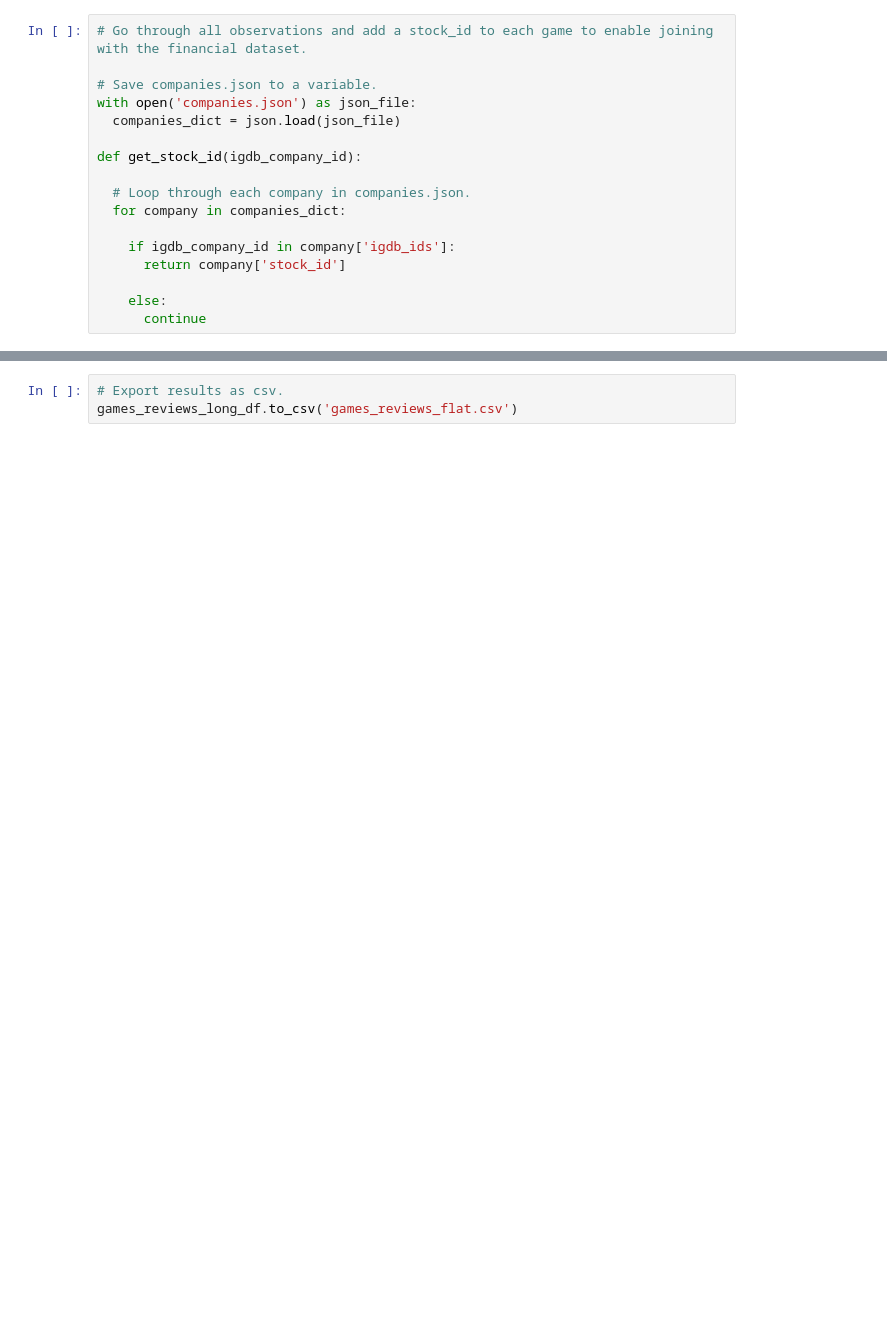
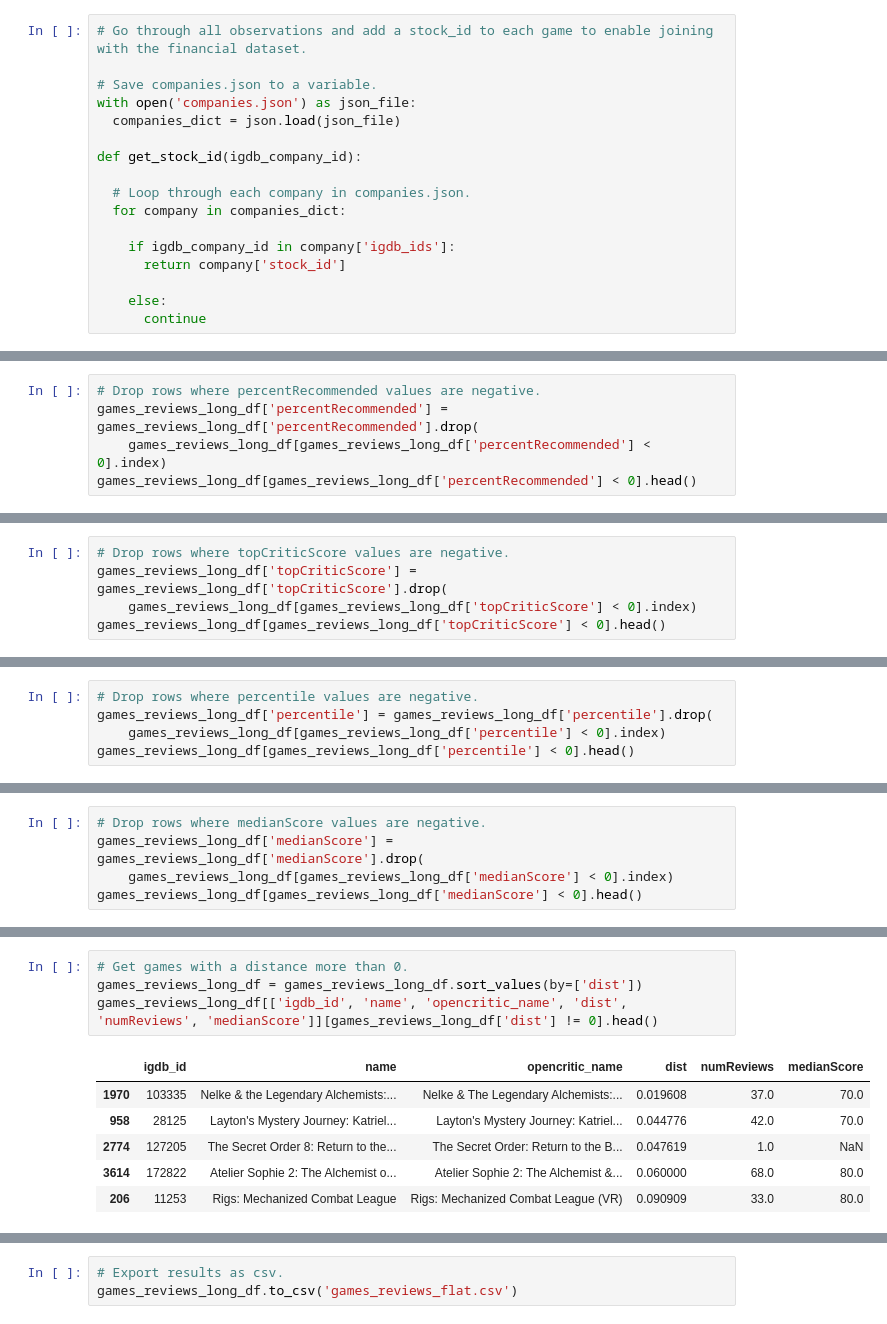
Before and after one commit to c0nn0rstevens/video-game-review-scores-returns-thesis, a Jupyter notebook: reviews_exploration.ipynb, the cells around one changed output, grey strips where cells are left out. Saved outputs shown, nothing was run; the diff lists cells and outputs as text; blank space fills up the shorter version.

```diff
--- a/reviews_exploration.ipynb
+++ b/reviews_exploration.ipynb
@@ -259,0 +302,5 @@ msno.matrix(games_reviews_long_df)
+# %%
+# Drop rows where percentRecommended values are negative.
+games_reviews_long_df['percentRecommended'] = games_reviews_long_df['percentRecommended'].drop(
+    games_reviews_long_df[games_reviews_long_df['percentRecommended'] < 0].index)
+games_reviews_long_df[games_reviews_long_df['percentRecommended'] < 0].head()
@@ -259,0 +310,5 @@ msno.matrix(games_reviews_long_df)
+# %%
+# Drop rows where topCriticScore values are negative.
+games_reviews_long_df['topCriticScore'] = games_reviews_long_df['topCriticScore'].drop(
+    games_reviews_long_df[games_reviews_long_df['topCriticScore'] < 0].index)
+games_reviews_long_df[games_reviews_long_df['topCriticScore'] < 0].head()
@@ -259,0 +318,5 @@ msno.matrix(games_reviews_long_df)
+# %%
+# Drop rows where percentile values are negative.
+games_reviews_long_df['percentile'] = games_reviews_long_df['percentile'].drop(
+    games_reviews_long_df[games_reviews_long_df['percentile'] < 0].index)
+games_reviews_long_df[games_reviews_long_df['percentile'] < 0].head()
@@ -259,0 +326,5 @@ msno.matrix(games_reviews_long_df)
+# %%
+# Drop rows where medianScore values are negative.
+games_reviews_long_df['medianScore'] = games_reviews_long_df['medianScore'].drop(
+    games_reviews_long_df[games_reviews_long_df['medianScore'] < 0].index)
+games_reviews_long_df[games_reviews_long_df['medianScore'] < 0].head()
@@ -259,0 +352,11 @@ msno.matrix(games_reviews_long_df)
+# %%
+# Get games with a distance more than 0.
+games_reviews_long_df = games_reviews_long_df.sort_values(by=['dist'])
+games_reviews_long_df[['igdb_id', 'name', 'opencritic_name', 'dist', 'numReviews', 'medianScore']][games_reviews_long_df['dist'] != 0].head()
+# %% [output]
+|  | igdb_id | name | opencritic_name | dist | numReviews | medianScore |
+| 1970 | 103335 | Nelke & the Legendary Alchemists:... | Nelke & The Legendary Alchemists:... | 0.019608 | 37.0 | 70.0 |
+| 958 | 28125 | Layton's Mystery Journey: Katriel... | Layton's Mystery Journey: Katriel... | 0.044776 | 42.0 | 70.0 |
+| 2774 | 127205 | The Secret Order 8: Return to the... | The Secret Order: Return to the B... | 0.047619 | 1.0 | NaN |
+| 3614 | 172822 | Atelier Sophie 2: The Alchemist o... | Atelier Sophie 2: The Alchemist &... | 0.060000 | 68.0 | 80.0 |
+| 206 | 11253 | Rigs: Mechanized Combat League | Rigs: Mechanized Combat League (VR) | 0.090909 | 33.0 | 80.0 |
```
Also changed, not shown: parts of 40 cells of this notebook, 3 other files.
